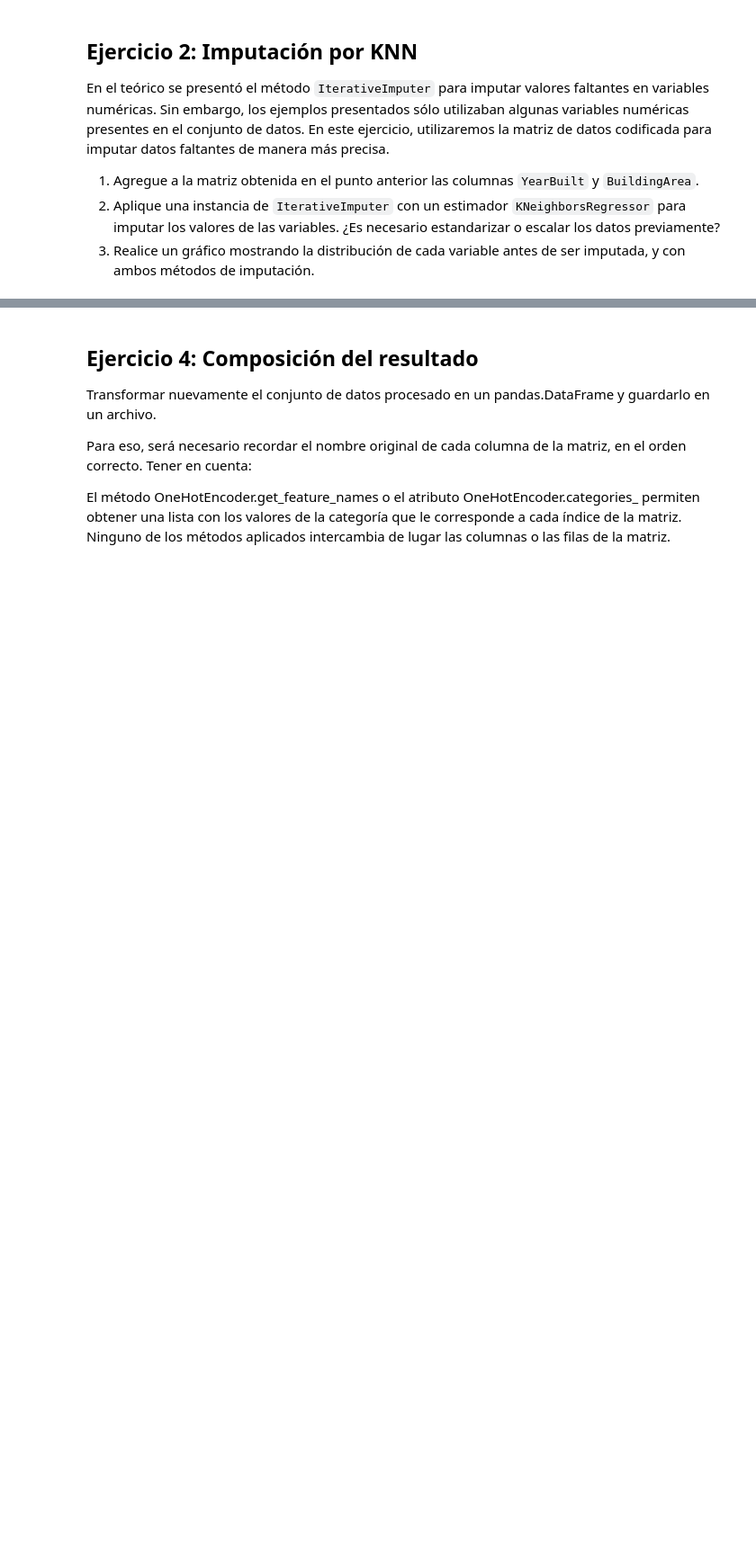
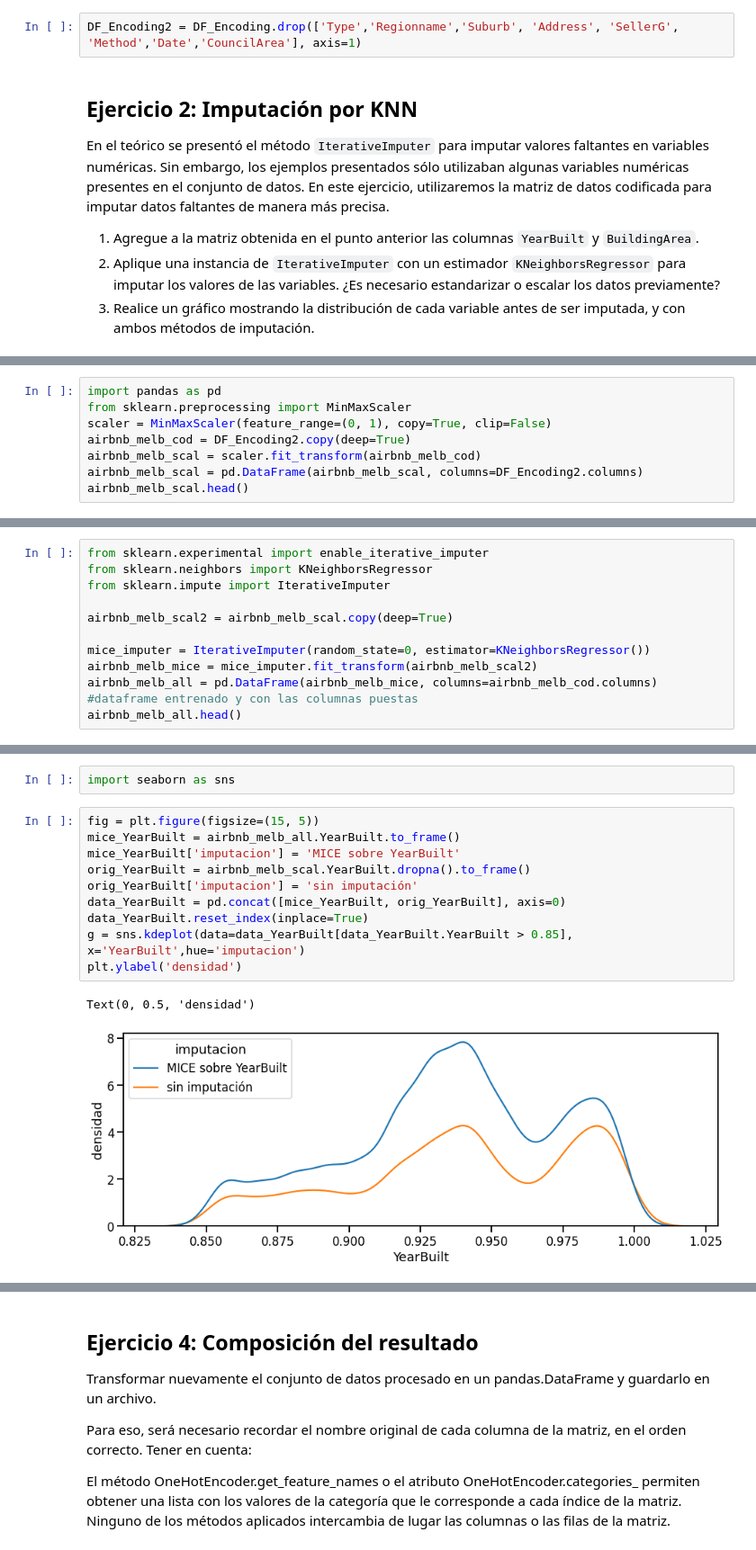
Before and after one commit to donlucas1/Grupo10, a Jupyter notebook: eycd/Grupo_10_EyCD_Entregable_Parte_1_y_2.ipynb, the cells around one changed output, grey strips where cells are left out. Shown at 90% size. Saved outputs shown, nothing was run; the diff lists cells and outputs as text; blank space fills up the shorter version.

```diff
--- a/eycd/Grupo_10_EyCD_Entregable_Parte_1_y_2.ipynb
+++ b/eycd/Grupo_10_EyCD_Entregable_Parte_1_y_2.ipynb
@@ -1389,3 +1468,5 @@ DF_Encoding.head(5)
+# %%
+DF_Encoding2 = DF_Encoding.drop(['Type','Regionname','Suburb', 'Address', 'SellerG', 'Method','Date','CouncilArea'], axis=1)
 # %% [markdown]
 ## Ejercicio 2: Imputación por KNN
 
@@ -1438,0 +1516,8 @@ plt.show()
+# %%
+import pandas as pd
+from sklearn.preprocessing import MinMaxScaler
+scaler = MinMaxScaler(feature_range=(0, 1), copy=True, clip=False)
+airbnb_melb_cod = DF_Encoding2.copy(deep=True)
+airbnb_melb_scal = scaler.fit_transform(airbnb_melb_cod)
+airbnb_melb_scal = pd.DataFrame(airbnb_melb_scal, columns=DF_Encoding2.columns)
+airbnb_melb_scal.head()
@@ -1438,0 +1540,11 @@ plt.show()
+# %%
+from sklearn.experimental import enable_iterative_imputer
+from sklearn.neighbors import KNeighborsRegressor
+from sklearn.impute import IterativeImputer
+
+airbnb_melb_scal2 = airbnb_melb_scal.copy(deep=True)
+
+mice_imputer = IterativeImputer(random_state=0, estimator=KNeighborsRegressor())
+airbnb_melb_mice = mice_imputer.fit_transform(airbnb_melb_scal2)
+airbnb_melb_all = pd.DataFrame(airbnb_melb_mice, columns=airbnb_melb_cod.columns) #dataframe entrenado y con las columnas puestas
+airbnb_melb_all.head()
@@ -1438,0 +1598,15 @@ plt.show()
+# %%
+import seaborn as sns
+# %%
+fig = plt.figure(figsize=(15, 5))
+mice_YearBuilt = airbnb_melb_all.YearBuilt.to_frame()
+mice_YearBuilt['imputacion'] = 'MICE sobre YearBuilt'
+orig_YearBuilt = airbnb_melb_scal.YearBuilt.dropna().to_frame()
+orig_YearBuilt['imputacion'] = 'sin imputación'
+data_YearBuilt = pd.concat([mice_YearBuilt, orig_YearBuilt], axis=0)
+data_YearBuilt.reset_index(inplace=True)
+g = sns.kdeplot(data=data_YearBuilt[data_YearBuilt.YearBuilt > 0.85], x='YearBuilt',hue='imputacion')
+plt.ylabel('densidad')
+# %% [output]
+Text(0, 0.5, 'densidad')
+[figure, added]
```
Also changed, not shown: parts of 84 cells of this notebook.
